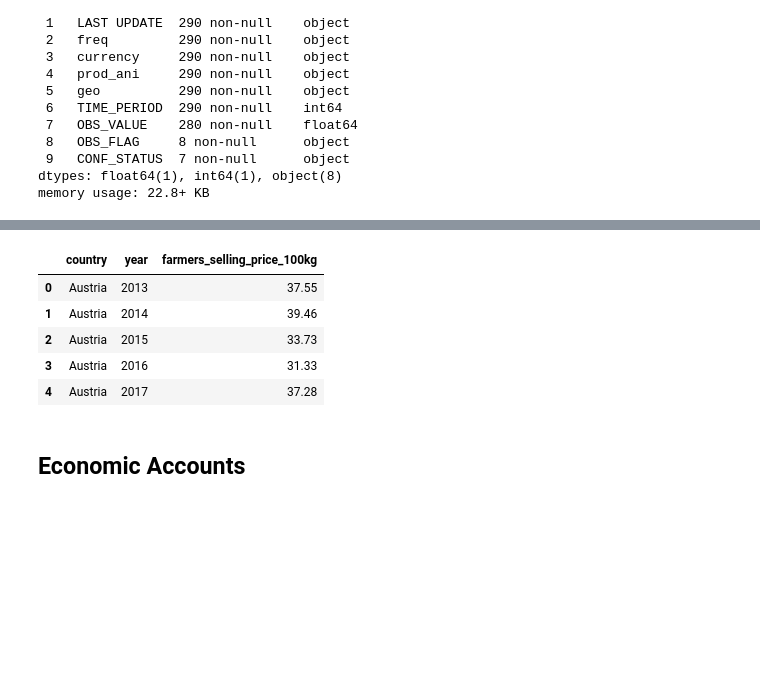
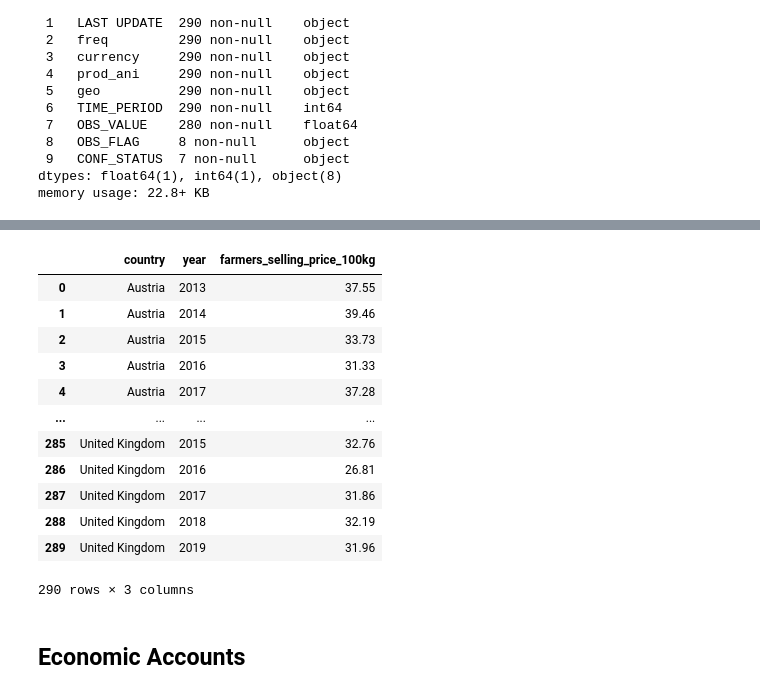
Before and after one commit to alizah-2026006/ca2-dairy-dashboard, a Jupyter notebook: data_prep_notebook.ipynb, the cells around one changed output, grey strips where cells are left out. Drawn from its saved outputs; the diff is of its cells as text; code cells hidden in the pictures; blank space fills up the shorter version.

```diff
--- a/data_prep_notebook.ipynb
+++ b/data_prep_notebook.ipynb
@@ -702,18 +701,25 @@ raw_milk_price.describe(include = "object")
 # %%
 raw_milk_price = raw_milk_price[["geo","TIME_PERIOD", "OBS_VALUE"]].reset_index(drop=True)
 raw_milk_price = raw_milk_price.rename(columns={
     "geo" : "country",
     "TIME_PERIOD": "year",
     "OBS_VALUE": "farmers_selling_price_100kg"
 })
-raw_milk_price.head()
+raw_milk_price
 # %% [output]
 |  | country | year | farmers_selling_price_100kg |
 | 0 | Austria | 2013 | 37.55 |
 | 1 | Austria | 2014 | 39.46 |
 | 2 | Austria | 2015 | 33.73 |
 | 3 | Austria | 2016 | 31.33 |
 | 4 | Austria | 2017 | 37.28 |
+| ... | ... | ... | ... |
+| 285 | United Kingdom | 2015 | 32.76 |
+| 286 | United Kingdom | 2016 | 26.81 |
+| 287 | United Kingdom | 2017 | 31.86 |
+| 288 | United Kingdom | 2018 | 32.19 |
+| 289 | United Kingdom | 2019 | 31.96 |
+290 rows × 3 columns
 # %%
 raw_milk_price.to_csv("data/processed/raw_milk_price.csv",index=False)
 # %% [markdown]
```
Also changed, not shown: parts of 53 cells of this notebook, 16 other files.
